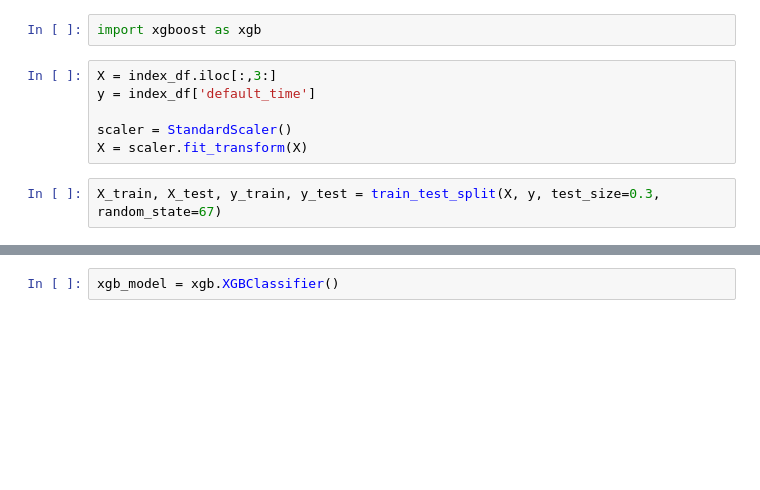
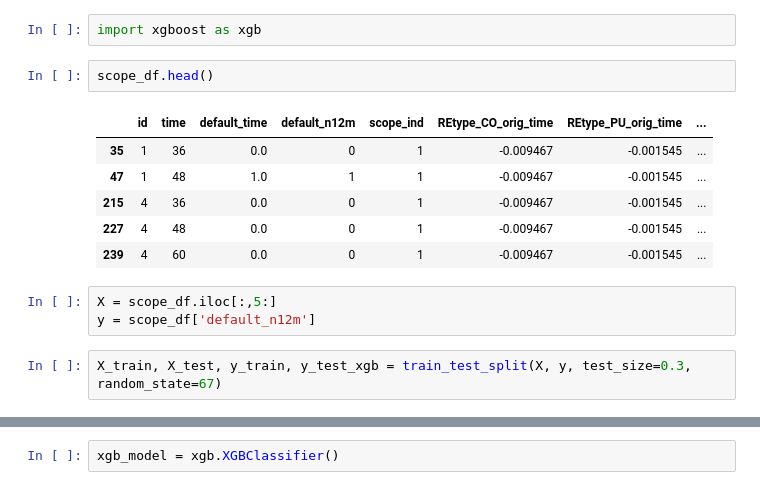
Before and after one commit to sbs23038/Capstone, a Jupyter notebook: SBS23038_Sem3.ipynb, the cells around one changed output, grey strips where cells are left out. Cells and saved outputs as stored; diff of their text form; blank space fills up the shorter version.

```diff
--- a/SBS23038_Sem3.ipynb
+++ b/SBS23038_Sem3.ipynb
@@ -1444,10 +1658,16 @@ input_layer_weights = grid_result.layers[0].get_weights()[0]
 # %%
 import xgboost as xgb
+# %%
+scope_df.head()
+# %% [output]
+|  | id | time | default_time | default_n12m | scope_ind | REtype_CO_orig_time | REtype_PU_orig_time | ... |
+| 35 | 1 | 36 | 0.0 | 0 | 1 | -0.009467 | -0.001545 | ... |
+| 47 | 1 | 48 | 1.0 | 1 | 1 | -0.009467 | -0.001545 | ... |
+| 215 | 4 | 36 | 0.0 | 0 | 1 | -0.009467 | -0.001545 | ... |
+| 227 | 4 | 48 | 0.0 | 0 | 1 | -0.009467 | -0.001545 | ... |
+| 239 | 4 | 60 | 0.0 | 0 | 1 | -0.009467 | -0.001545 | ... |
 # %%
-X = index_df.iloc[:,3:]
-y = index_df['default_time']
-
-scaler = StandardScaler()
-X = scaler.fit_transform(X)
+X = scope_df.iloc[:,5:]
+y = scope_df['default_n12m']
 # %%
-X_train, X_test, y_train, y_test = train_test_split(X, y, test_size=0.3, random_state=67)
+X_train, X_test, y_train, y_test_xgb = train_test_split(X, y, test_size=0.3, random_state=67)
```
Also changed, not shown: parts of 134 cells of this notebook.
